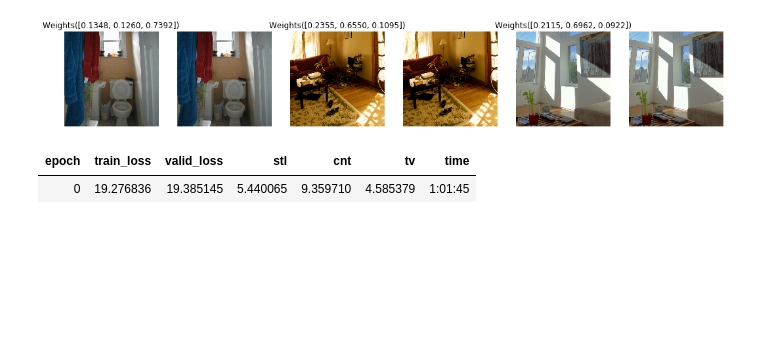
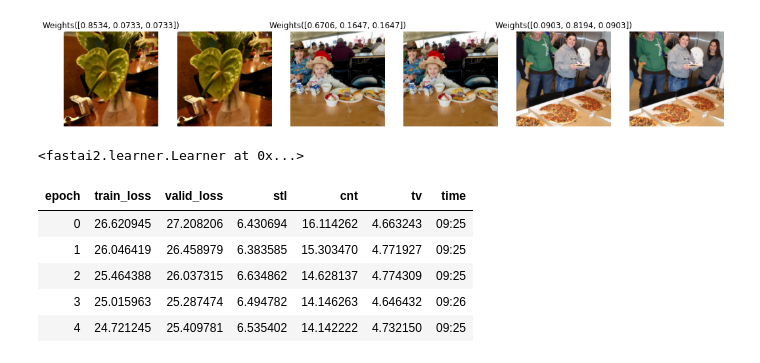
Before and after one commit to lgvaz/faststyle, a Jupyter notebook: examples/style_weigths.ipynb, the cells around one changed output. Cells and saved outputs as stored; diff of their text form; code cells hidden in the pictures; blank space fills up the shorter version.

```diff
--- a/examples/style_weigths.ipynb
+++ b/examples/style_weigths.ipynb
@@ -20,2 +18,5 @@ source = untar_data(URLs.COCO_SAMPLE)
+# %%
+# source = untar_data(URs.COCO_SAMPLE)
+source = Path('/notebooks/storage/data/coco_sample')
 # %%
 fns = get_image_files(source)
@@ -32,3 +30,11 @@ show_images([PILImage.create(fn) for fn in style_fns])
+# %%
+class RandomizeExtreme(Transform):
+  def encodes(self, x:Weights):
+    i = random.randint(0, len(x)-1)
+    w = np.random.uniform(.6)
+    ws = (1-w)/(len(x)-1) * torch.ones(len(x))
+    ws[i] = w
+    return ws
 # %%
 def get_items(path, n=3):
   fns = get_image_files(source)
@@ -40,10 +46,11 @@ dset = Datasets(fns_pairs, splits=RandomSplitter()(fns),
 # %%
-dls = dset.dataloaders(bs=10,
-                       after_item=[ToTensor(), Resize(512), RandomizeWeights],
-                       after_batch=[IntToFloatTensor, NormalizeX.from_stats(*coco_stats), *aug_transforms(size=448)])
+dls = dset.dataloaders(bs=42,
+                       after_item=[ToTensor, Resize(256), RandomizeExtreme()],
+                       after_batch=[IntToFloatTensor, *aug_transforms(size=224),
+                                    NormalizeX.from_stats(*coco_stats),])
 dls.show_batch(max_n=3)
 # %% [output]
-[figure, old version]
+[figure, new version]
 # %%
 layer_feats = LayerFeats.from_feat_m(FeatModels.vgg19)
 # %%
@@ -51,11 +58,19 @@ loss_func = FastStyleLoss(stl_w=1e5, tv_w=300)
 cbs = [FeatsCallback.from_fns(style_fns, layer_feats), WeightsCallback()]
 learn = Learner(dls, TransformerNet2(3), loss_func, cbs=cbs, metrics=loss_func.metrics)
 learn.path = root_dir/'faststyle'; learn.path.mkdir(exist_ok=True)
+# %%
+learn.load('ws-abs_mos_vil-512_1e5_2')
+# %% [output]
+<fastai2.learner.Learner at 0x...>
 # %%
-learn.fit_one_cycle(1, 1e-4, pct_start=.2)
+learn.fit_one_cycle(5, 1e-3, pct_start=0.2)
 # %% [output]
 | epoch | train_loss | valid_loss | stl | cnt | tv | time |
-| 0 | 19.276836 | 19.385145 | 5.440065 | 9.359710 | 4.585379 | 1:01:45 |
+| 0 | 26.620945 | 27.208206 | 6.430694 | 16.114262 | 4.663243 | 09:25 |
+| 1 | 26.046419 | 26.458979 | 6.383585 | 15.303470 | 4.771927 | 09:25 |
+| 2 | 25.464388 | 26.037315 | 6.634862 | 14.628137 | 4.774309 | 09:25 |
+| 3 | 25.015963 | 25.287474 | 6.494782 | 14.146263 | 4.646432 | 09:26 |
+| 4 | 24.721245 | 25.409781 | 6.535402 | 14.142222 | 4.732150 | 09:25 |
 # %%
 learn.recorder.plot_loss()
 # %% [output]
```
Also changed, not shown: parts of 15 cells of this notebook, 6 other files.
